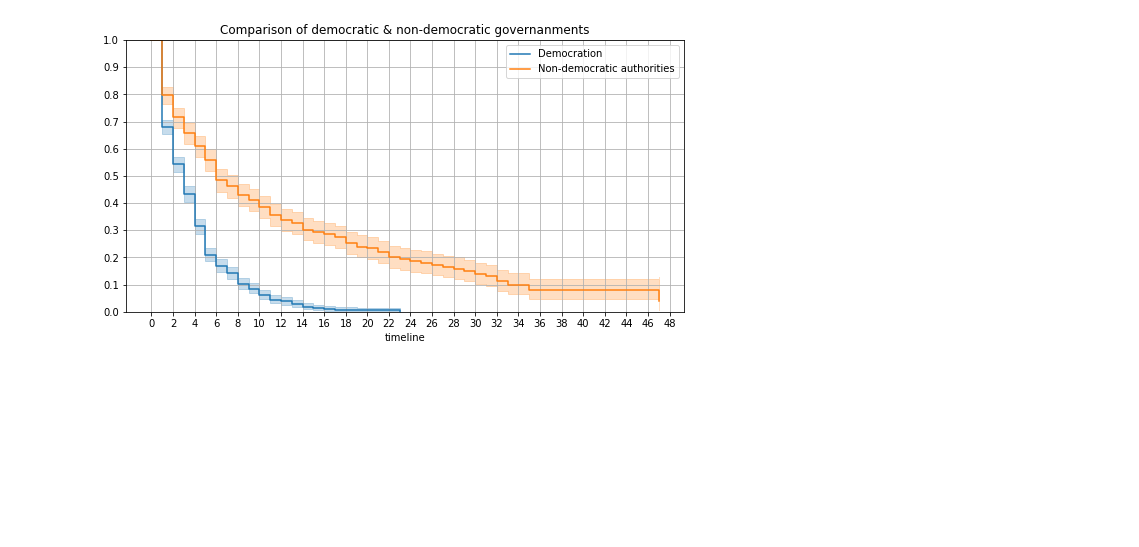
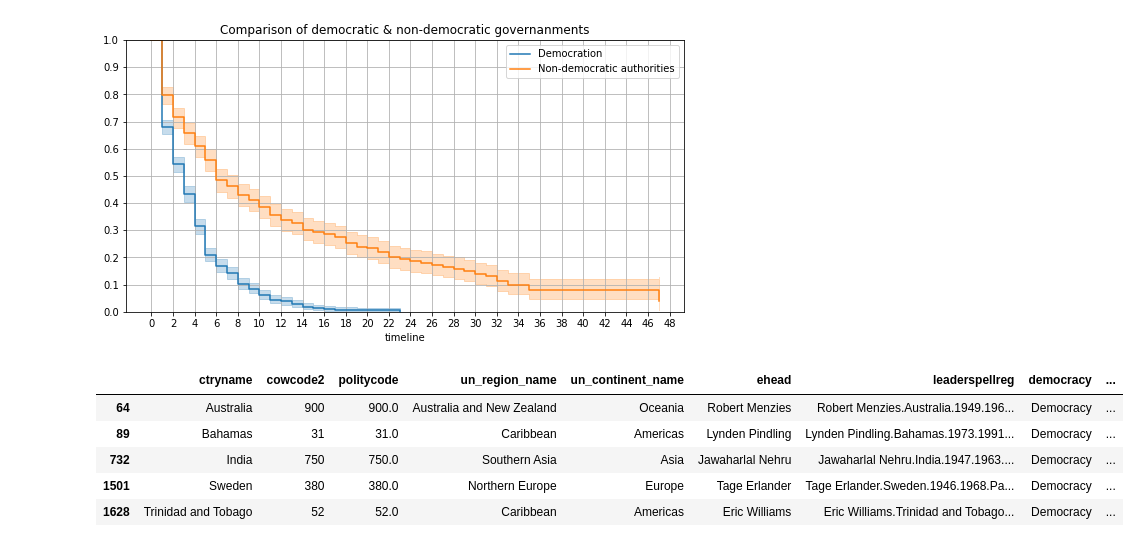
Before and after one commit to yuriimchg/Machine-Learning-sandbox, a Jupyter notebook: survival_analysis.ipynb, the cells around one changed output. Saved outputs shown, nothing was run; the diff lists cells and outputs as text; code cells hidden in the pictures; blank space fills up the shorter version.

```diff
--- a/survival_analysis.ipynb
+++ b/survival_analysis.ipynb
@@ -105,3 +105,12 @@ plt.yticks(np.arange(0, 1.1, 0.1))
 ax.plot();
 # %% [output]
 [figure]
+# %%
+df[(df['democracy'] == 'Democracy') & (df['duration'] > 16)]
+# %% [output]
+|  | ctryname | cowcode2 | politycode | un_region_name | un_continent_name | ehead | leaderspellreg | democracy | ... |
+| 64 | Australia | 900 | 900.0 | Australia and New Zealand | Oceania | Robert Menzies | Robert Menzies.Australia.1949.196... | Democracy | ... |
+| 89 | Bahamas | 31 | 31.0 | Caribbean | Americas | Lynden Pindling | Lynden Pindling.Bahamas.1973.1991... | Democracy | ... |
+| 732 | India | 750 | 750.0 | Southern Asia | Asia | Jawaharlal Nehru | Jawaharlal Nehru.India.1947.1963.... | Democracy | ... |
+| 1501 | Sweden | 380 | 380.0 | Northern Europe | Europe | Tage Erlander | Tage Erlander.Sweden.1946.1968.Pa... | Democracy | ... |
+| 1628 | Trinidad and Tobago | 52 | 52.0 | Caribbean | Americas | Eric Williams | Eric Williams.Trinidad and Tobago... | Democracy | ... |
```
Also changed, not shown: parts of 3 cells of this notebook.
